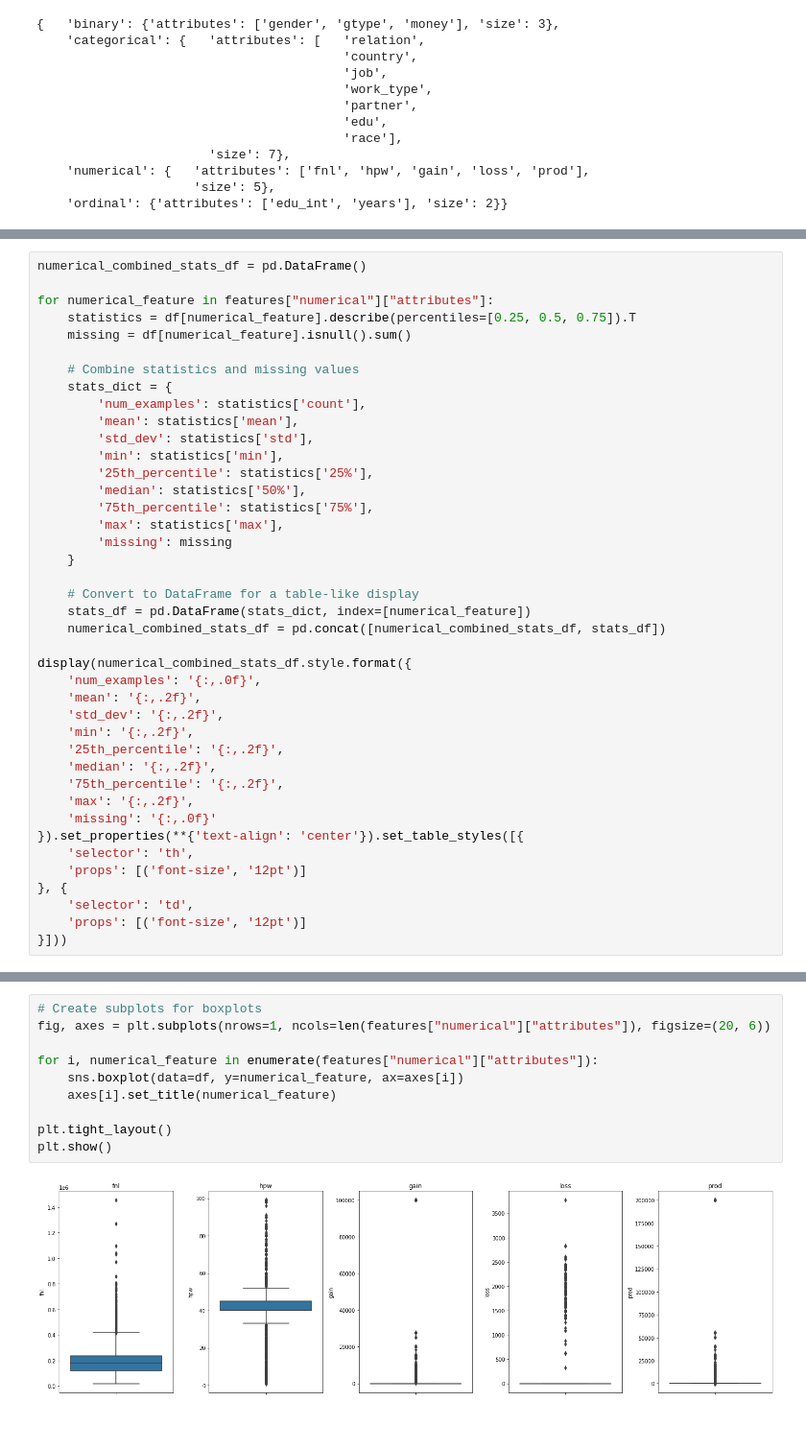
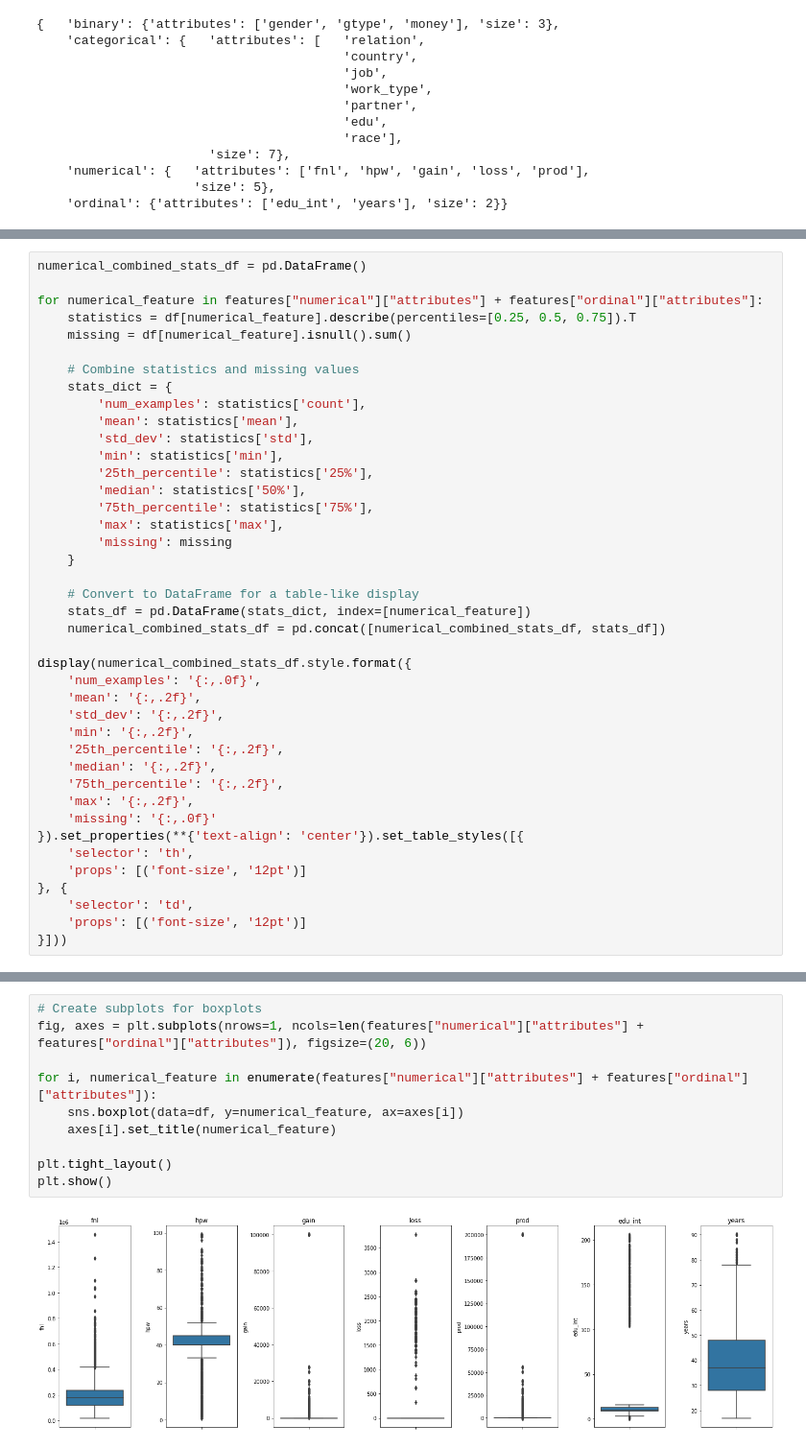
Before and after one commit to avramstefan/DS-Salary-AVC, a Jupyter notebook: main.ipynb, the cells around one changed output, grey strips where cells are left out. Shown at 96% size. Cells and saved outputs as stored; diff of their text form.

```diff
--- a/main.ipynb
+++ b/main.ipynb
@@ -117,7 +117,7 @@ pp.pprint(features)
 # %%
 numerical_combined_stats_df = pd.DataFrame()
 
-for numerical_feature in features["numerical"]["attributes"]:
+for numerical_feature in features["numerical"]["attributes"] + features["ordinal"]["attributes"]:
     statistics = df[numerical_feature].describe(percentiles=[0.25, 0.5, 0.75]).T
     missing = df[numerical_feature].isnull().sum()
 
@@ -165,13 +167,13 @@ display(numerical_combined_stats_df.style.format({
 # %%
 # Create subplots for boxplots
-fig, axes = plt.subplots(nrows=1, ncols=len(features["numerical"]["attributes"]), figsize=(20, 6))
+fig, axes = plt.subplots(nrows=1, ncols=len(features["numerical"]["attributes"] + features["ordinal"]["attributes"]), figsize=(20, 6))
 
-for i, numerical_feature in enumerate(features["numerical"]["attributes"]):
+for i, numerical_feature in enumerate(features["numerical"]["attributes"] + features["ordinal"]["attributes"]):
     sns.boxplot(data=df, y=numerical_feature, ax=axes[i])
     axes[i].set_title(numerical_feature)
 
 plt.tight_layout()
 plt.show()
 # %% [output]
-[figure, old version]
+[figure, new version]
 # %% [markdown]
```
Also changed, not shown: parts of 5 cells of this notebook.
